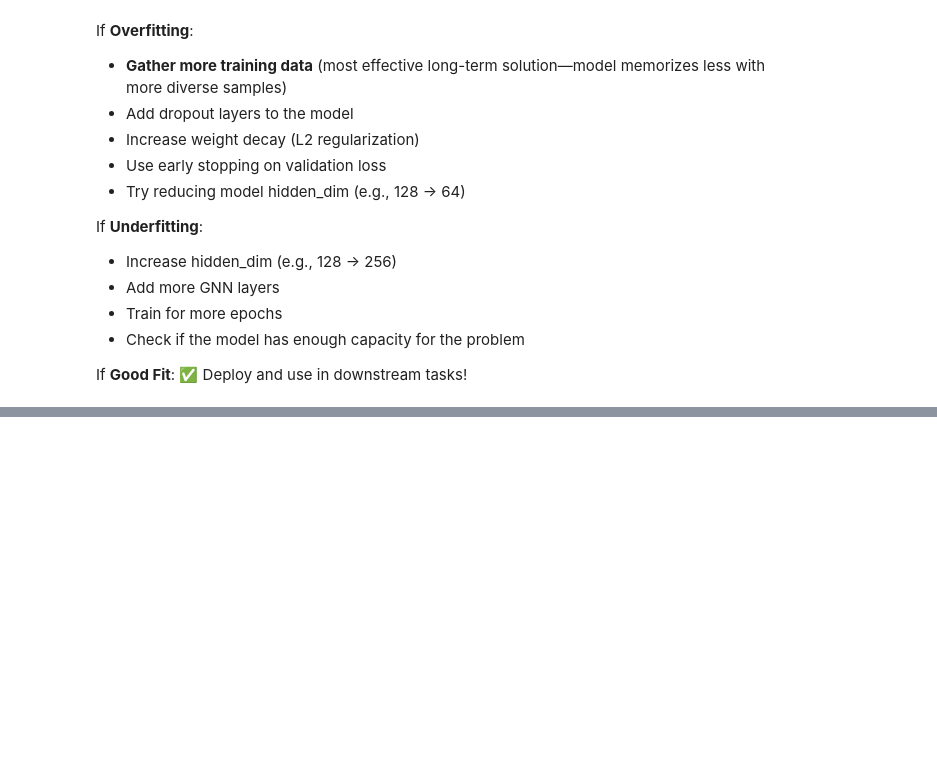
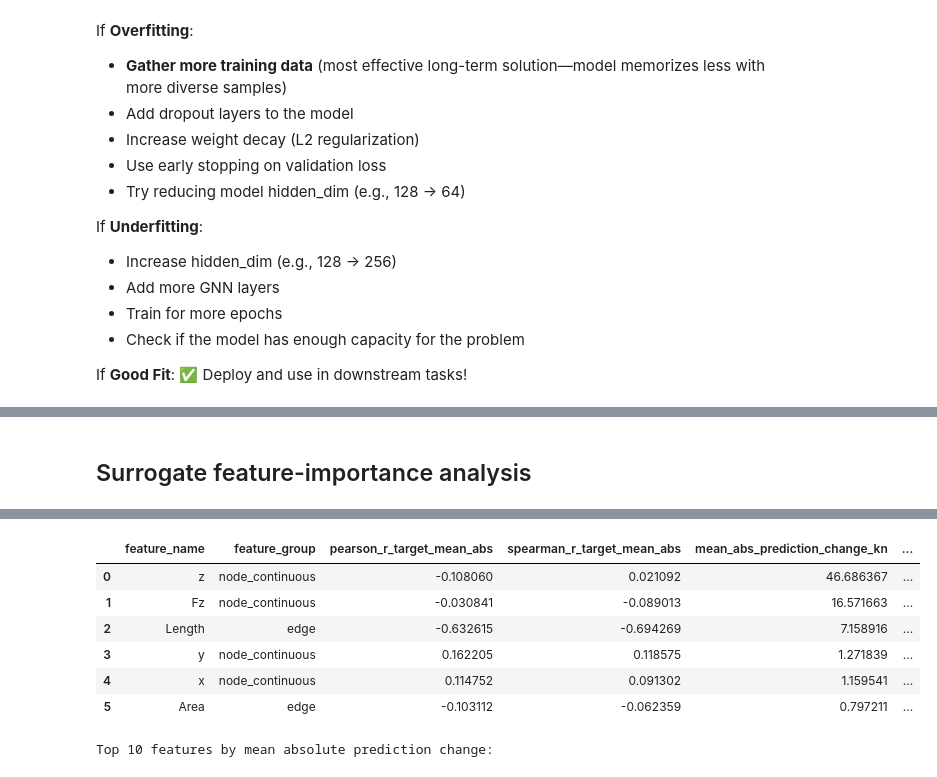
Before and after one commit to Jasp3r16/thesis_generative_timber, a Jupyter notebook: c21_surrogate_model_training.ipynb, the cells around one changed output, grey strips where cells are left out. Drawn from its saved outputs; the diff is of its cells as text; code cells hidden in the pictures; blank space fills up the shorter version.

Commit message:
betere feature analysis

```diff
--- a/c21_surrogate_model_training.ipynb
+++ b/c21_surrogate_model_training.ipynb
@@ -730,0 +540,68 @@ FileNotFoundError: Model export folder not found: C:\Users\Jasper\OneDrive\06 Bu
+# %% [markdown]
+## Surrogate feature-importance analysis
+# %%
+from pathlib import Path
+import config
+from src import c21_surrogate_io, c21_train
+from src.c21_feature_ablation import run_from_training_results
+
+if "results" not in globals() or not isinstance(results, dict):
+    bundle = c21_surrogate_io.load_surrogate_bundle()
+    manifest = bundle.get("run_manifest") or {}
+    dataset_sources = manifest.get("dataset_sources") or {}
+
+    params = c21_train.load_parameters(device=bundle["device"])
+
+    params.update({
+        "node_csv": dataset_sources.get("node", params["node_csv"]),
+        "edge_csv": dataset_sources.get("edge", params["edge_csv"]),
+        "global_csv": dataset_sources.get("global", params["global_csv"]),
+        "use_global_csv": bool(manifest.get("use_global_csv", params["use_global_csv"])),
+        "selected_node_continuous_cols": tuple(manifest.get("selected_node_continuous_cols") or ()),
+        "selected_node_mask_cols": tuple(manifest.get("selected_node_mask_cols") or ()),
+        "selected_edge_feature_cols": tuple(manifest.get("selected_edge_feature_cols") or ()),
+        "selected_global_feature_cols": tuple(manifest.get("selected_global_feature_cols") or ()),
+        "use_virtual_node": bool(manifest.get("use_virtual_node", params["use_virtual_node"])),
+        "edge_wise_target_scaling": bool(manifest.get("edge_wise_target_scaling", params["edge_wise_target_scaling"])),
+    })
+
+    df_node, df_edge, df_global, schema, sample_ids, edge_index = c21_train.load_data(params)
+    train_loader, test_loader, node_scaler, edge_feature_scaler, edge_target_scaler, global_feature_scaler, schema = c21_train.process_data(
+        df_node,
+        df_edge,
+        df_global,
+        schema,
+        sample_ids,
+        edge_index,
+        params,
+    )
+
+    results = {
+        "model": bundle["model"],
+        "device": bundle["device"],
+        "schema": schema,
+        "test_loader": test_loader,
+        "scalers": {"edge_target": edge_target_scaler},
+    }
+
+feature_ablation_report = run_from_training_results(
+    results=results,
+    sample_count=100,
+    seed=int(params.get("random_seed", 42)),
+    output_csv_path=Path(config.SM_EXPORT_PATH) / "feature_ablation_report.csv",
+)
+
+display(feature_ablation_report)
+print("Top 10 features by mean absolute prediction change:")
+display(
+    feature_ablation_report[[
+        "feature_name",
+        "feature_group",
+        "mean_abs_prediction_change_kn",
+        "mean_prediction_difference_kn",
+        "mean_abs_prediction_change_pct",
+        "pearson_r_target_mean_abs",
+        "spearman_r_target_mean_abs",
+    ]].head(10)
+ )
+# %% [output]
@@ -730,0 +628,8 @@ FileNotFoundError: Model export folder not found: C:\Users\Jasper\OneDrive\06 Bu
+|  | feature_name | feature_group | pearson_r_target_mean_abs | spearman_r_target_mean_abs | mean_abs_prediction_change_kn | ... |
+| 0 | z | node_continuous | -0.108060 | 0.021092 | 46.686367 | ... |
+| 1 | Fz | node_continuous | -0.030841 | -0.089013 | 16.571663 | ... |
+| 2 | Length | edge | -0.632615 | -0.694269 | 7.158916 | ... |
+| 3 | y | node_continuous | 0.162205 | 0.118575 | 1.271839 | ... |
+| 4 | x | node_continuous | 0.114752 | 0.091302 | 1.159541 | ... |
+| 5 | Area | edge | -0.103112 | -0.062359 | 0.797211 | ... |
+Top 10 features by mean absolute prediction change:
```
Also changed, not shown: parts of 4 cells of this notebook, 1 other file.
